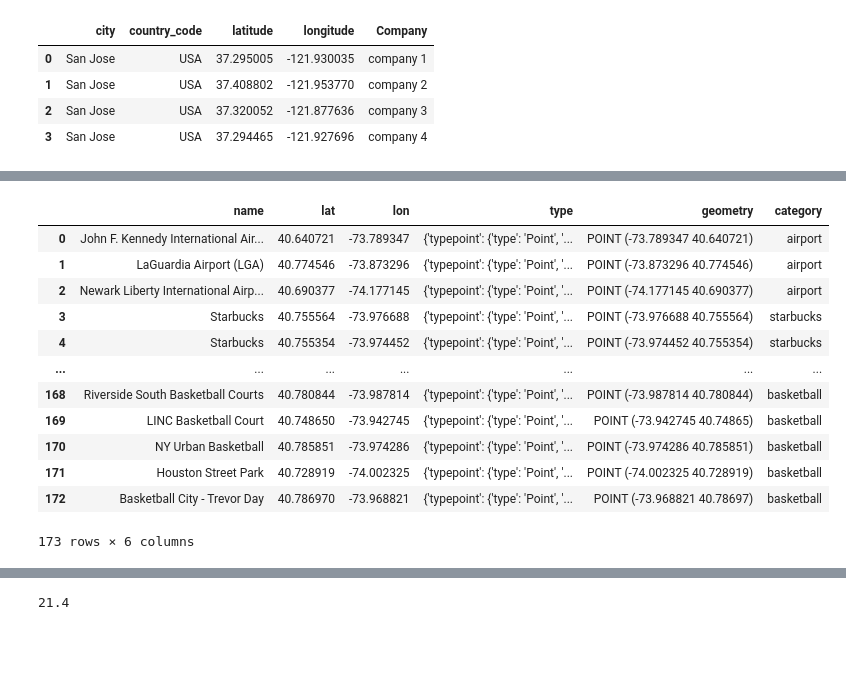
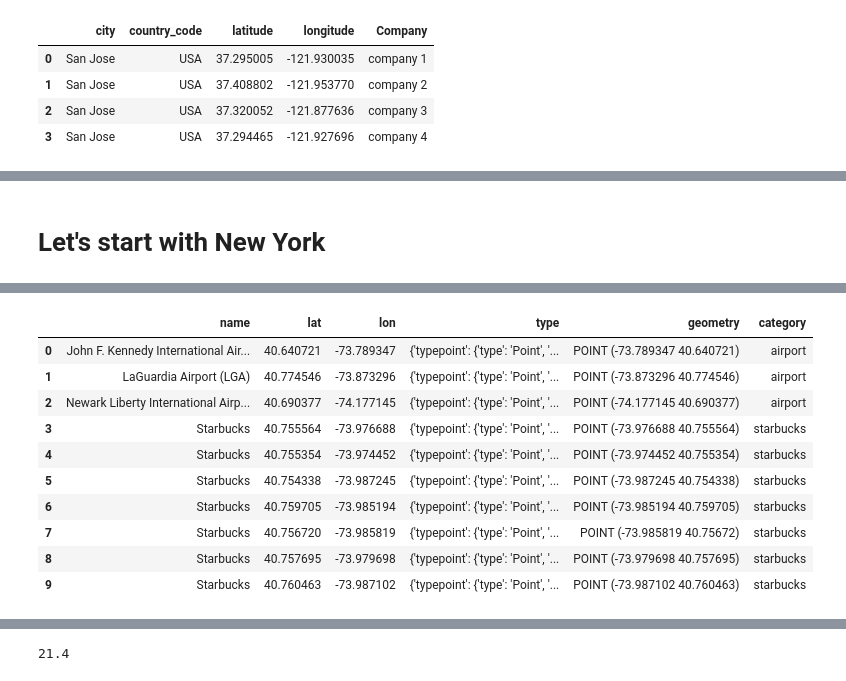
Before and after one commit to marcprz1992/project-3-ironhack, a Jupyter notebook: Main_code.ipynb, the cells around one changed output, grey strips where cells are left out. Drawn from its saved outputs; the diff is of its cells as text; code cells hidden in the pictures; blank space fills up the shorter version.

```diff
--- a/Main_code.ipynb
+++ b/Main_code.ipynb
@@ -868,3 +856,5 @@ sj_map_1.save("sj_map.html")
+# %% [markdown]
+# Let's start with New York
 # %%
 nyc_map_1
 # %% [output]
@@ -872,21 +862,19 @@ nyc_map_1
 # %%
 nyc_venues = pd.read_csv("/Users/Marc/Desktop/Lectures_copy/Project_3_ironhack/project-3-ironhack/Datasets/nyc_venues.csv", index_col=0,encoding = 'unicode_escape')
 nyc_venues2 = nyc_venues.reset_index().drop(['index'], axis=1)
-nyc_venues2
+nyc_venues2[:10]
 # %% [output]
 |  | name | lat | lon | type | geometry | category |
 | 0 | John F. Kennedy International Air... | 40.640721 | -73.789347 | {'typepoint': {'type': 'Point', '... | POINT (-73.789347 40.640721) | airport |
 | 1 | LaGuardia Airport (LGA) | 40.774546 | -73.873296 | {'typepoint': {'type': 'Point', '... | POINT (-73.873296 40.774546) | airport |
 | 2 | Newark Liberty International Airp... | 40.690377 | -74.177145 | {'typepoint': {'type': 'Point', '... | POINT (-74.177145 40.690377) | airport |
 | 3 | Starbucks | 40.755564 | -73.976688 | {'typepoint': {'type': 'Point', '... | POINT (-73.976688 40.755564) | starbucks |
 | 4 | Starbucks | 40.755354 | -73.974452 | {'typepoint': {'type': 'Point', '... | POINT (-73.974452 40.755354) | starbucks |
-| ... | ... | ... | ... | ... | ... | ... |
-| 168 | Riverside South Basketball Courts | 40.780844 | -73.987814 | {'typepoint': {'type': 'Point', '... | POINT (-73.987814 40.780844) | basketball |
-| 169 | LINC Basketball Court | 40.748650 | -73.942745 | {'typepoint': {'type': 'Point', '... | POINT (-73.942745 40.74865) | basketball |
-| 170 | NY Urban Basketball | 40.785851 | -73.974286 | {'typepoint': {'type': 'Point', '... | POINT (-73.974286 40.785851) | basketball |
-| 171 | Houston Street Park | 40.728919 | -74.002325 | {'typepoint': {'type': 'Point', '... | POINT (-74.002325 40.728919) | basketball |
-| 172 | Basketball City - Trevor Day | 40.786970 | -73.968821 | {'typepoint': {'type': 'Point', '... | POINT (-73.968821 40.78697) | basketball |
+| 5 | Starbucks | 40.754338 | -73.987245 | {'typepoint': {'type': 'Point', '... | POINT (-73.987245 40.754338) | starbucks |
+| 6 | Starbucks | 40.759705 | -73.985194 | {'typepoint': {'type': 'Point', '... | POINT (-73.985194 40.759705) | starbucks |
+| 7 | Starbucks | 40.756720 | -73.985819 | {'typepoint': {'type': 'Point', '... | POINT (-73.985819 40.75672) | starbucks |
+| 8 | Starbucks | 40.757695 | -73.979698 | {'typepoint': {'type': 'Point', '... | POINT (-73.979698 40.757695) | starbucks |
+| 9 | Starbucks | 40.760463 | -73.987102 | {'typepoint': {'type': 'Point', '... | POINT (-73.987102 40.760463) | starbucks |
-173 rows × 6 columns
 # %%
 for index, row in nyc_venues2.iterrows():
 
```
Also changed, not shown: parts of 102 cells of this notebook, 3 other files.
